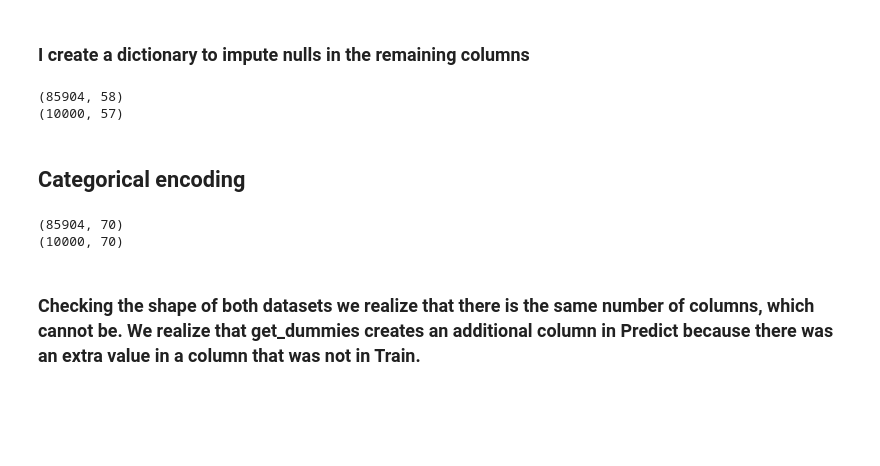
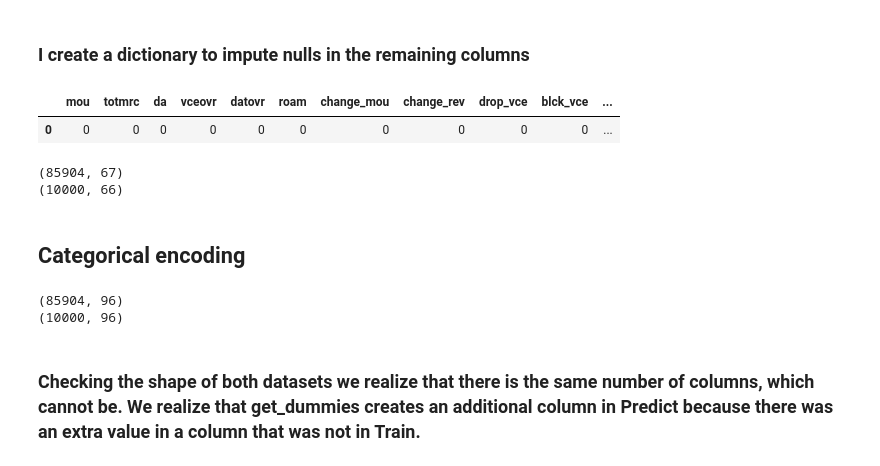
Before and after one commit to haroldavis/Project-ML-Servicenow, a Jupyter notebook: EDA/index.ipynb, the cells around one changed output. Cells and saved outputs as stored; diff of their text form; code cells hidden in the pictures; blank space fills up the shorter version.

```diff
--- a/EDA/index.ipynb
+++ b/EDA/index.ipynb
@@ -687,18 +691,29 @@ fill_criteria = {
     'kid6_10': 0,
     'kid11_15': 0,
     'kid16_17': 0,
-    'creditcd': df1['creditcd'].mode()[0]  # we use mode because it´s categorical
+    'creditcd': df1['creditcd'].mode()[0],  # we use mode because it´s categorical,
+    'da': df1['da'].mode()[0],
+    'truck': df1['truck'].mode()[0],
+    'rv': df1['rv'].mode()[0],
+    'numbcars': df1['numbcars'].mode()[0],
+    'forgntvl': df1['forgntvl'].mode()[0],
+
 }
 # %%
 #Completed nulls values according to teh specified criteria
 for column, fill_value in fill_criteria.items():
     df_predict1[column].fillna(fill_value, inplace=True)
+# %%
+df_predict1.isnull().sum().to_frame().T
+# %% [output]
+|  | mou | totmrc | da | vceovr | datovr | roam | change_mou | change_rev | drop_vce | blck_vce | ... |
+| 0 | 0 | 0 | 0 | 0 | 0 | 0 | 0 | 0 | 0 | 0 | ... |
 # %%
 print(df1.shape)
 print(df_predict1.shape)
 # %% [output]
-(85904, 58)
-(10000, 57)
+(85904, 67)
+(10000, 66)
 # %% [markdown]
 ## Categorical encoding
 # %%
@@ -708,8 +723,8 @@ df_predict1 = pd.get_dummies(data=df_predict1, columns=lista_no_bool,dtype=int)
 print(df1.shape)
 print(df_predict1.shape)
 # %% [output]
-(85904, 70)
-(10000, 70)
+(85904, 96)
+(10000, 96)
 # %% [markdown]
 ### Checking the shape of both datasets we realize that there is the same number of columns, which cannot be. We realize that get_dummies creates an additional column in Predict because there was an extra value in a column that was not in Train.
 # %%
```
Also changed, not shown: parts of 5 cells of this notebook, 2 other files.
